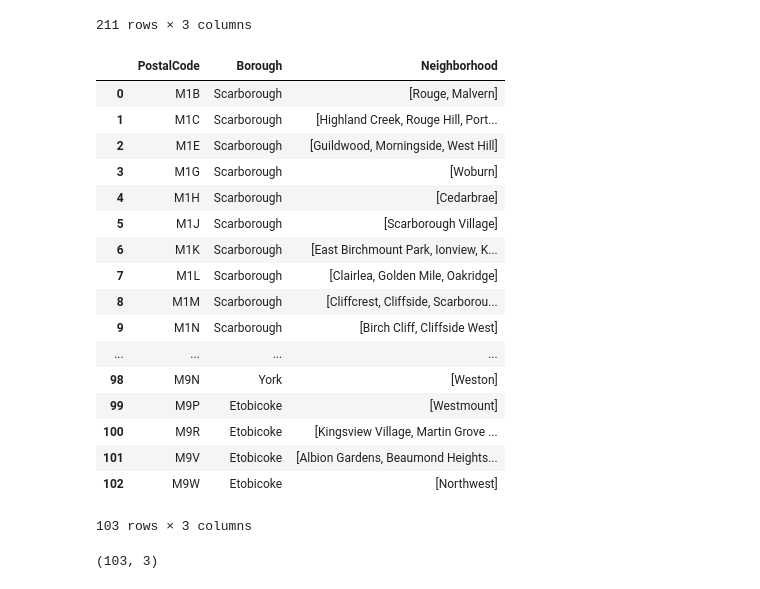
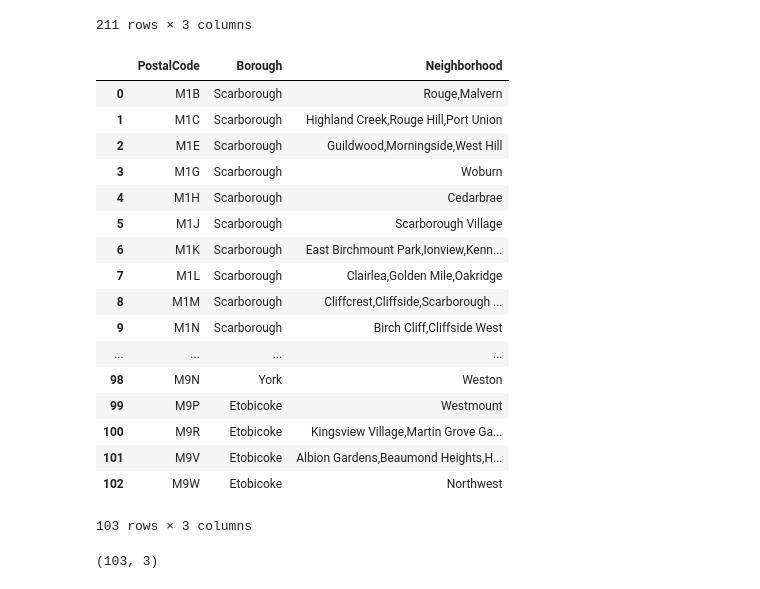
Before and after one commit to leetheway/Coursera_Capstone, a Jupyter notebook: Toronto Neighborhoods.ipynb, the cells around one changed output. Cells and saved outputs as stored; diff of their text form; code cells hidden in the pictures.

```diff
--- a/Toronto Neighborhoods.ipynb
+++ b/Toronto Neighborhoods.ipynb
@@ -97,25 +97,26 @@ Clean = ToT1.groupby(['PostalCode','Borough']).Neighborhood.unique().reset_index
-# %%
-Clean
-# %% [output]
-|  | PostalCode | Borough | Neighborhood |
-| 0 | M1B | Scarborough | [Rouge, Malvern] |
-| 1 | M1C | Scarborough | [Highland Creek, Rouge Hill, Port... |
-| 2 | M1E | Scarborough | [Guildwood, Morningside, West Hill] |
-| 3 | M1G | Scarborough | [Woburn] |
-| 4 | M1H | Scarborough | [Cedarbrae] |
-| 5 | M1J | Scarborough | [Scarborough Village] |
-| 6 | M1K | Scarborough | [East Birchmount Park, Ionview, K... |
-| 7 | M1L | Scarborough | [Clairlea, Golden Mile, Oakridge] |
-| 8 | M1M | Scarborough | [Cliffcrest, Cliffside, Scarborou... |
-| 9 | M1N | Scarborough | [Birch Cliff, Cliffside West] |
-| ... | ... | ... | ... |
-| 98 | M9N | York | [Weston] |
-| 99 | M9P | Etobicoke | [Westmount] |
-| 100 | M9R | Etobicoke | [Kingsview Village, Martin Grove ... |
-| 101 | M9V | Etobicoke | [Albion Gardens, Beaumond Heights... |
-| 102 | M9W | Etobicoke | [Northwest] |
-103 rows × 3 columns
-# %%
-Clean.shape
-# %% [output]
-(103, 3)
+# %%
+Clean1=Clean.reset_index()
+Clean1
+# %% [output]
+|  | PostalCode | Borough | Neighborhood |
+| 0 | M1B | Scarborough | Rouge,Malvern |
+| 1 | M1C | Scarborough | Highland Creek,Rouge Hill,Port Union |
+| 2 | M1E | Scarborough | Guildwood,Morningside,West Hill |
+| 3 | M1G | Scarborough | Woburn |
+| 4 | M1H | Scarborough | Cedarbrae |
+| 5 | M1J | Scarborough | Scarborough Village |
+| 6 | M1K | Scarborough | East Birchmount Park,Ionview,Kenn... |
+| 7 | M1L | Scarborough | Clairlea,Golden Mile,Oakridge |
+| 8 | M1M | Scarborough | Cliffcrest,Cliffside,Scarborough ... |
+| 9 | M1N | Scarborough | Birch Cliff,Cliffside West |
+| ... | ... | ... | ... |
+| 98 | M9N | York | Weston |
+| 99 | M9P | Etobicoke | Westmount |
+| 100 | M9R | Etobicoke | Kingsview Village,Martin Grove Ga... |
+| 101 | M9V | Etobicoke | Albion Gardens,Beaumond Heights,H... |
+| 102 | M9W | Etobicoke | Northwest |
+103 rows × 3 columns
+# %%
+Clean1.shape # There are 103 rows
+# %% [output]
+(103, 3)
```
Also changed, not shown: parts of 8 cells of this notebook.
